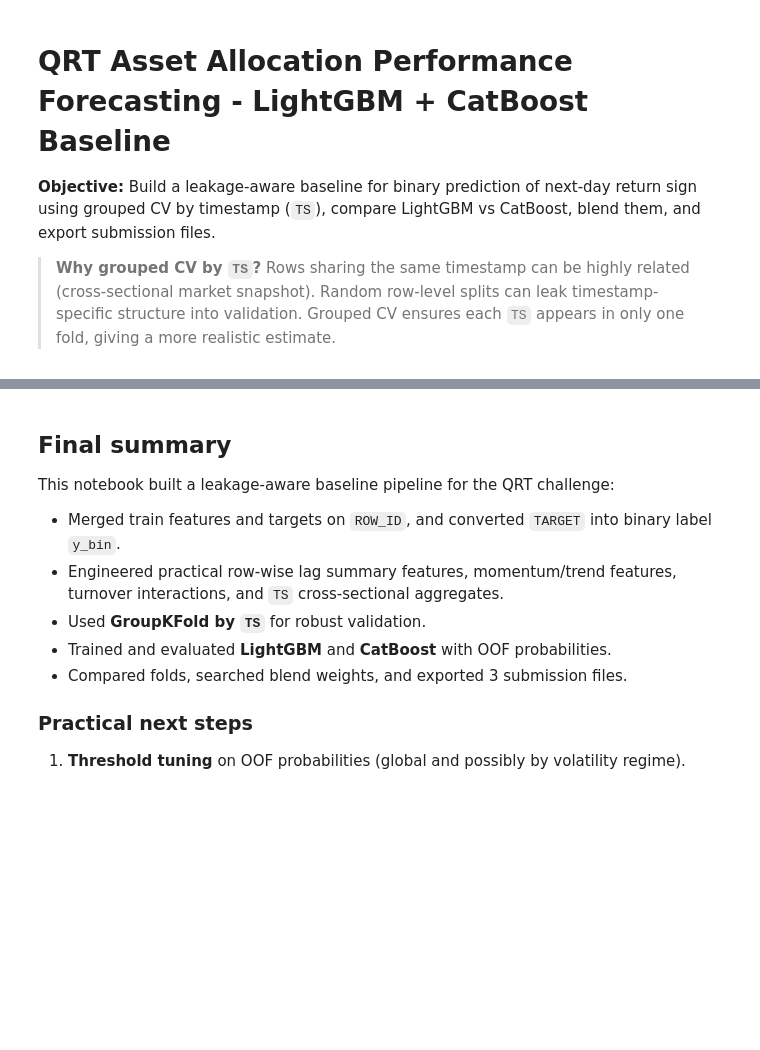
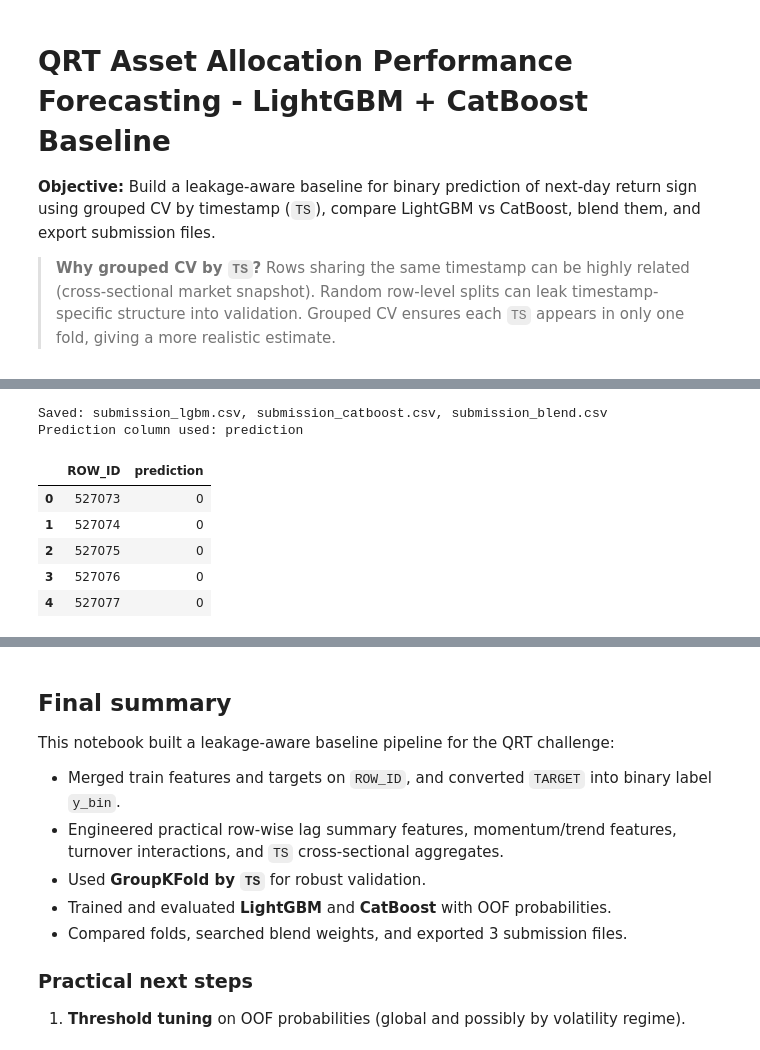
Before and after one commit to Martinoor/QRT-ENS-Data-Challenge, a Jupyter notebook: qrt_lgbm_catboost.ipynb, the cells around one changed output, grey strips where cells are left out. Cells and saved outputs as stored; diff of their text form; code cells hidden in the pictures; blank space fills up the shorter version.

Commit message:
modified lgbm and catboost, adding benchmark

```diff
--- a/qrt_lgbm_catboost.ipynb
+++ b/qrt_lgbm_catboost.ipynb
@@ -36,6 +40,6 @@ print("Environment ready. Seed:", SEED)
 # %%
 # 2) Load data
-DATA_DIR = Path(".")
+DATA_DIR = Path("data")
 required_files = ["X_train.csv", "y_train.csv", "X_test.csv", "sample_submission.csv"]
 
 for fname in required_files:
@@ -71,10 +93,10 @@ if "ROW_ID" not in X_train.columns or "ROW_ID" not in y_train.columns:
 train_df = X_train.merge(y_train, on="ROW_ID", how="inner", validate="one_to_one")
 assert len(train_df) == len(X_train), "Merged train length mismatch"
 
-if "TARGET" not in train_df.columns:
-    raise KeyError("TARGET column not found in y_train merge")
+if "target" not in train_df.columns:
+    raise KeyError("target column not found in y_train merge")
 
-train_df["y_bin"] = (train_df["TARGET"] > 0).astype(int)
+train_df["y_bin"] = (train_df["target"] > 0).astype(int)
 
 print("Merged train shape:", train_df.shape)
 print("Binary target balance:")
@@ -196,7 +230,7 @@ def build_features(df):
 train_feat = build_features(train_df)
 test_feat = build_features(X_test)
 
-exclude_cols = set(id_cols + ["TARGET", "y_bin"])
+exclude_cols = set(id_cols + ["target", "y_bin"])
 feature_cols = [c for c in train_feat.columns if c not in exclude_cols]
 
 missing_in_test = sorted(set(feature_cols) - set(test_feat.columns))
@@ -464,29 +575,38 @@ test_prob_blend = best_w * test_prob_lgbm + (1 - best_w) * test_prob_cat
 # %%
 # 15) Build submissions using sample_submission template
 sub_template = sample_submission.copy()
 
 id_like = {"ROW_ID", "row_id", "Id", "ID"}
 pred_cols = [c for c in sub_template.columns if c not in id_like]
 pred_col = pred_cols[0] if pred_cols else sub_template.columns[-1]
 
 if "ROW_ID" in sub_template.columns and "ROW_ID" in X_test.columns:
     sub_template["ROW_ID"] = X_test["ROW_ID"].values
 
 sub_lgbm = sub_template.copy()
 sub_cat = sub_template.copy()
 sub_blend = sub_template.copy()
 
 sub_lgbm[pred_col] = (test_prob_lgbm >= 0.5).astype(int)
 sub_cat[pred_col] = (test_prob_cat >= 0.5).astype(int)
 sub_blend[pred_col] = (test_prob_blend >= 0.5).astype(int)
 
-sub_lgbm.to_csv("submission_lgbm.csv", index=False)
-sub_cat.to_csv("submission_catboost.csv", index=False)
-sub_blend.to_csv("submission_blend.csv", index=False)
+sub_lgbm.to_csv("submissions/submission_lgbm.csv", index=False)
+sub_cat.to_csv("submissions/submission_catboost.csv", index=False)
+sub_blend.to_csv("submissions/submission_blend.csv", index=False)
 
 print("Saved: submission_lgbm.csv, submission_catboost.csv, submission_blend.csv")
 print("Prediction column used:", pred_col)
 sub_blend.head()
+# %% [output]
+Saved: submission_lgbm.csv, submission_catboost.csv, submission_blend.csv
+Prediction column used: prediction
+|  | ROW_ID | prediction |
+| 0 | 527073 | 0 |
+| 1 | 527074 | 0 |
+| 2 | 527075 | 0 |
+| 3 | 527076 | 0 |
+| 4 | 527077 | 0 |
 # %%
 # 16) Optional feature importance plot (LightGBM)
 fi = lgbm_results["feature_importance"].head(20).sort_values("importance_mean", ascending=True)
```
Also changed, not shown: parts of 13 cells of this notebook, 3 other files.
